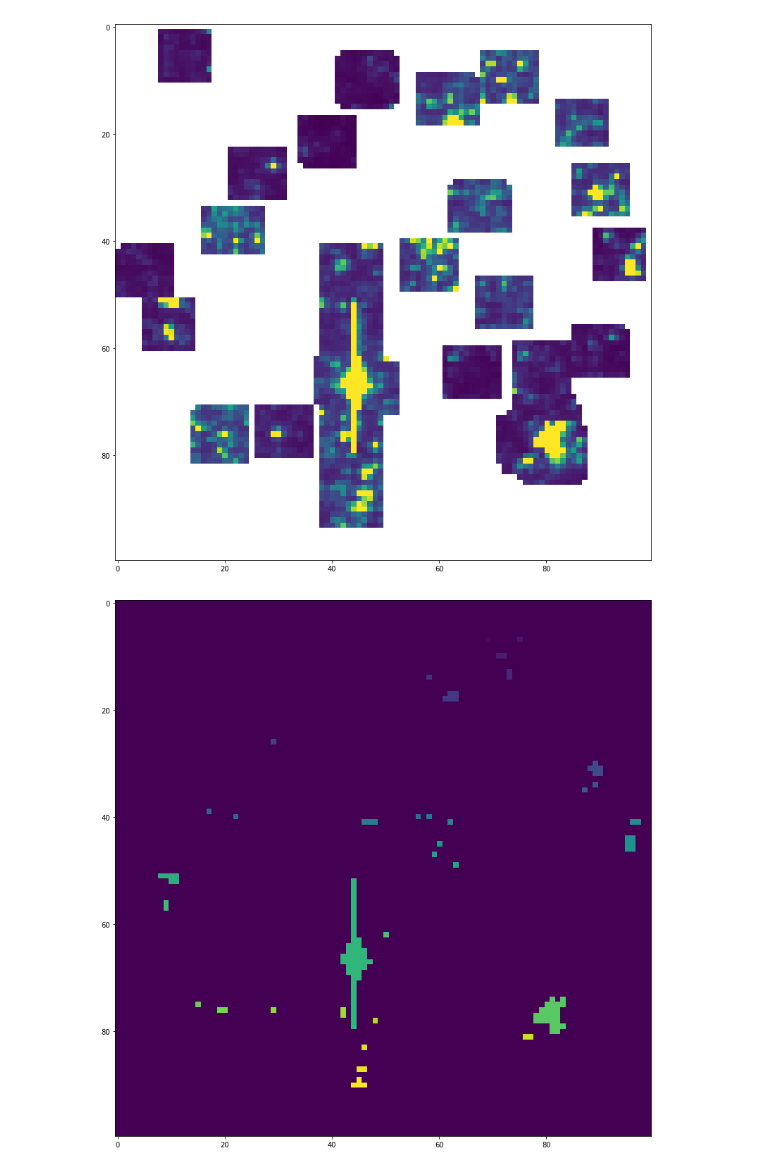
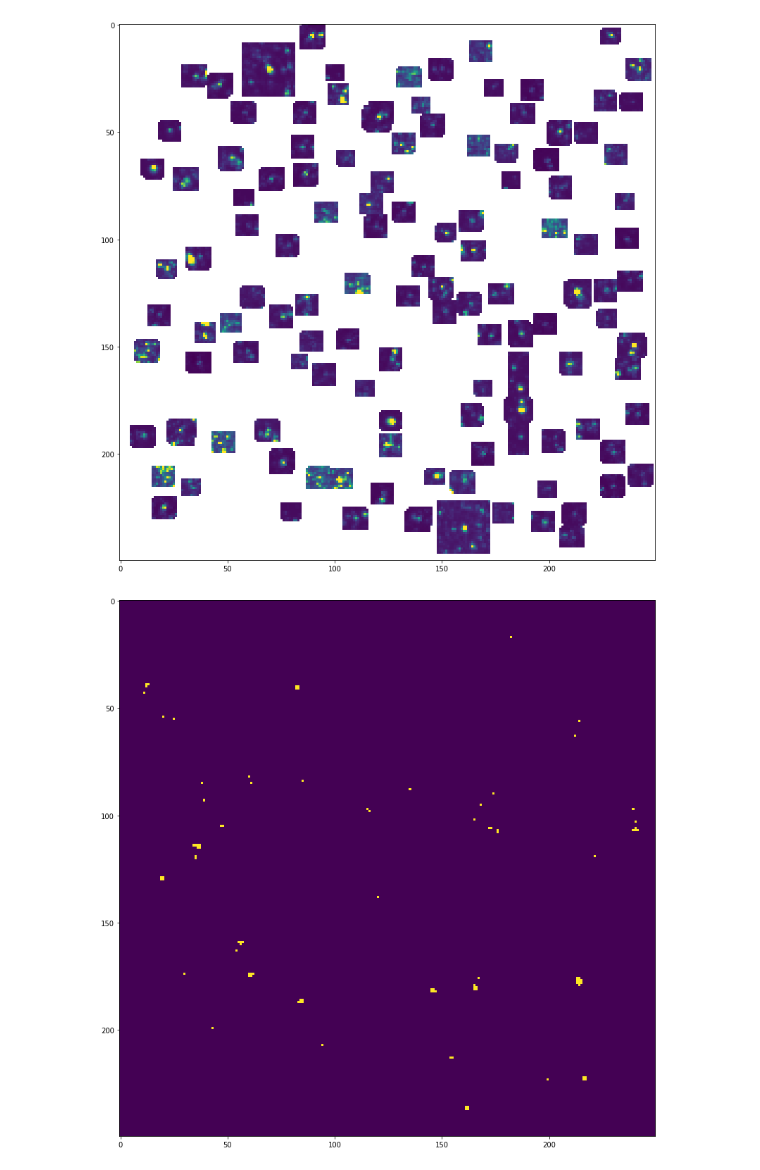
Before and after one commit to rodluger/L1, a Jupyter notebook: c9-test.ipynb, the cells around one changed output. Cells and saved outputs as stored; diff of their text form; code cells hidden in the pictures.

```diff
--- a/c9-test.ipynb
+++ b/c9-test.ipynb
@@ -10,15 +11,19 @@ from scipy.ndimage.measurements import label
 def getFlux(plot=True):
     """Return a (random) stitching of the postage stamps for C9."""
     ntime = 1290
-    nrows = 100
-    ncols = 100
-    ntries = 100
+    nrows = 250
+    ncols = 250
+    ntries = 500
+    satlim = 150000
     flux = np.zeros((ntime, nrows, ncols)) * np.nan
     files = glob.glob('data/c9/*/*/*.fits.gz')
-
-    for file in files:
+    for file in tqdm(files):
         with pyfits.open(file) as f:
+            time = f[1].data['TIME']
             ftmp = f[1].data['FLUX']
+            # Reject saturated stars
+            if np.nanmax(ftmp) > satlim:
+                continue
             for i in range(ntries):
                 row = np.random.randint(0, nrows - ftmp.shape[1])
                 col = np.random.randint(0, ncols - ftmp.shape[2])
@@ -30,20 +35,21 @@ def getFlux(plot=True):
     if plot:
         fig = pl.figure(figsize=(14, 14))
         pl.imshow(flux[0], vmax=1e4);
-    return flux
+    return time, flux
 # %%
 # Get the flux
-flux = getFlux(True)
+time, flux = getFlux(True)
 # %% [output]
-[figure, old version]
+[figure, new version]
 # %%
+# Label sources
 img = np.nanmedian(flux, axis=0)
 mu = np.nanmedian(img)
 sigma = np.sqrt(np.nanmedian((img-mu)**2))
-m = (img - mu) > 10*sigma
+m = (img - mu) > 40*sigma
 m &= np.isfinite(img)
 labels, nstar = label(m)
 fig = pl.figure(figsize=(14, 14))
-pl.imshow(labels);
+pl.imshow(m);
 # %% [output]
-[figure, old version]
+[figure, new version]
```
Also changed, not shown: parts of 4 cells of this notebook.
